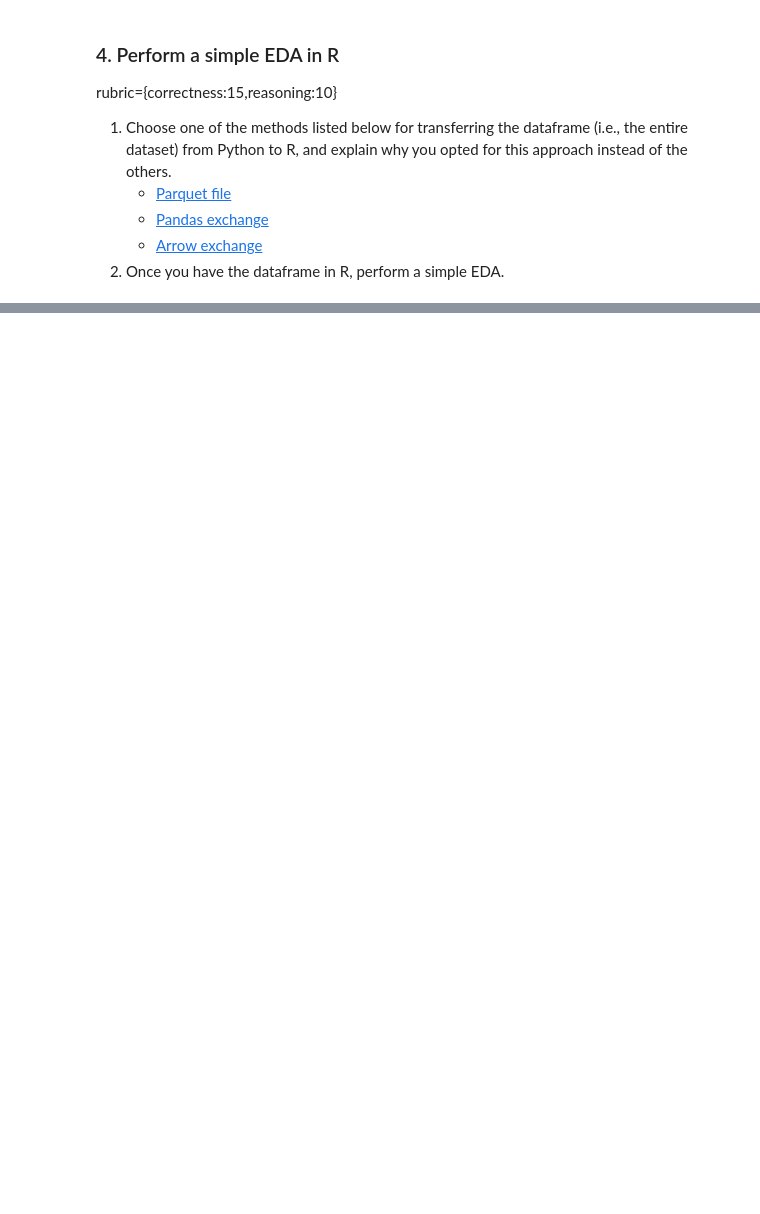
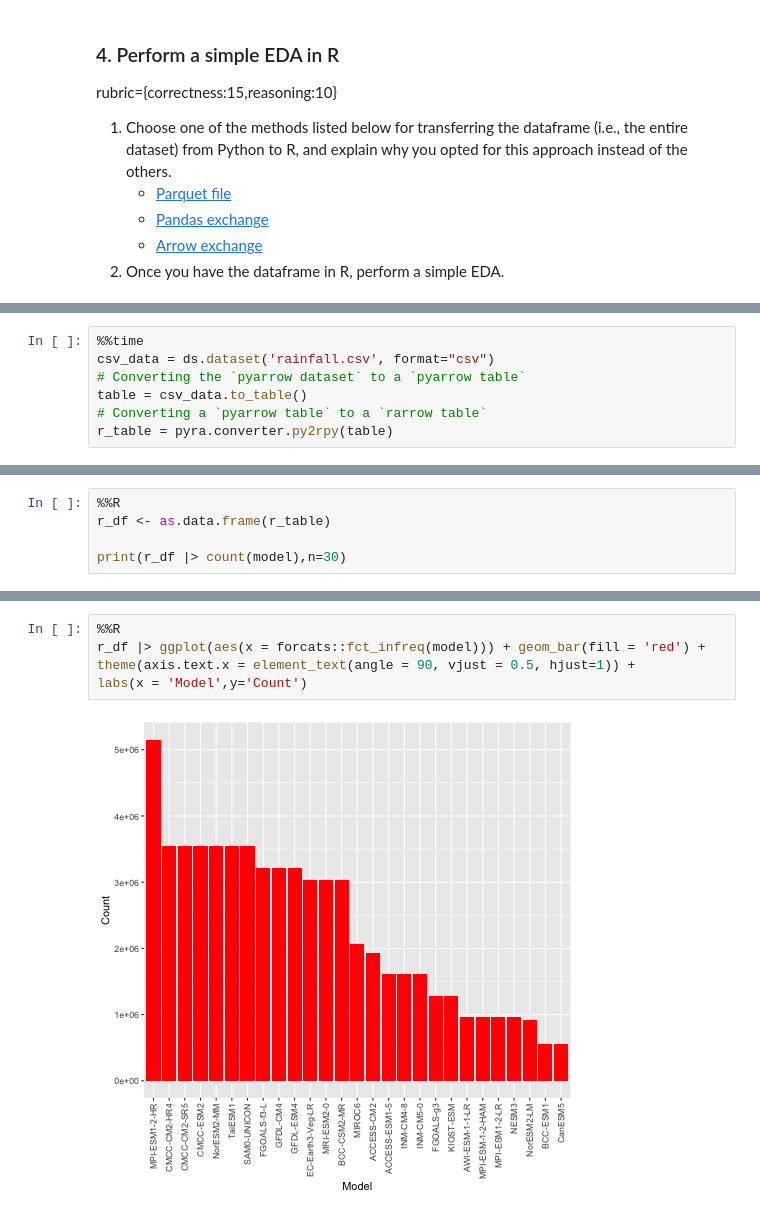
Before and after one commit to UBC-MDS/525_group_14, a Jupyter notebook: notebooks/raw/notebooks_eyre.ipynb, the cells around one changed output, grey strips where cells are left out. Saved outputs shown, nothing was run; the diff lists cells and outputs as text; blank space fills up the shorter version.

```diff
--- a/notebooks/raw/notebooks_eyre.ipynb
+++ b/notebooks/raw/notebooks_eyre.ipynb
@@ -295,0 +378,7 @@ rubric={correctness:15,reasoning:10}
+# %%
+%%time
+csv_data = ds.dataset('rainfall.csv', format="csv")
+# Converting the `pyarrow dataset` to a `pyarrow table`
+table = csv_data.to_table()
+# Converting a `pyarrow table` to a `rarrow table`
+r_table = pyra.converter.py2rpy(table)
@@ -295,0 +570,5 @@ rubric={correctness:15,reasoning:10}
+# %%
+%%R
+r_df <- as.data.frame(r_table)
+
+print(r_df |> count(model),n=30)
@@ -295,0 +593,7 @@ rubric={correctness:15,reasoning:10}
+# %%
+%%R
+r_df |> ggplot(aes(x = forcats::fct_infreq(model))) + geom_bar(fill = 'red') +
+theme(axis.text.x = element_text(angle = 90, vjust = 0.5, hjust=1)) +
+labs(x = 'Model',y='Count')
+# %% [output]
+[figure, added]
```
Also changed, not shown: parts of 30 cells of this notebook.
